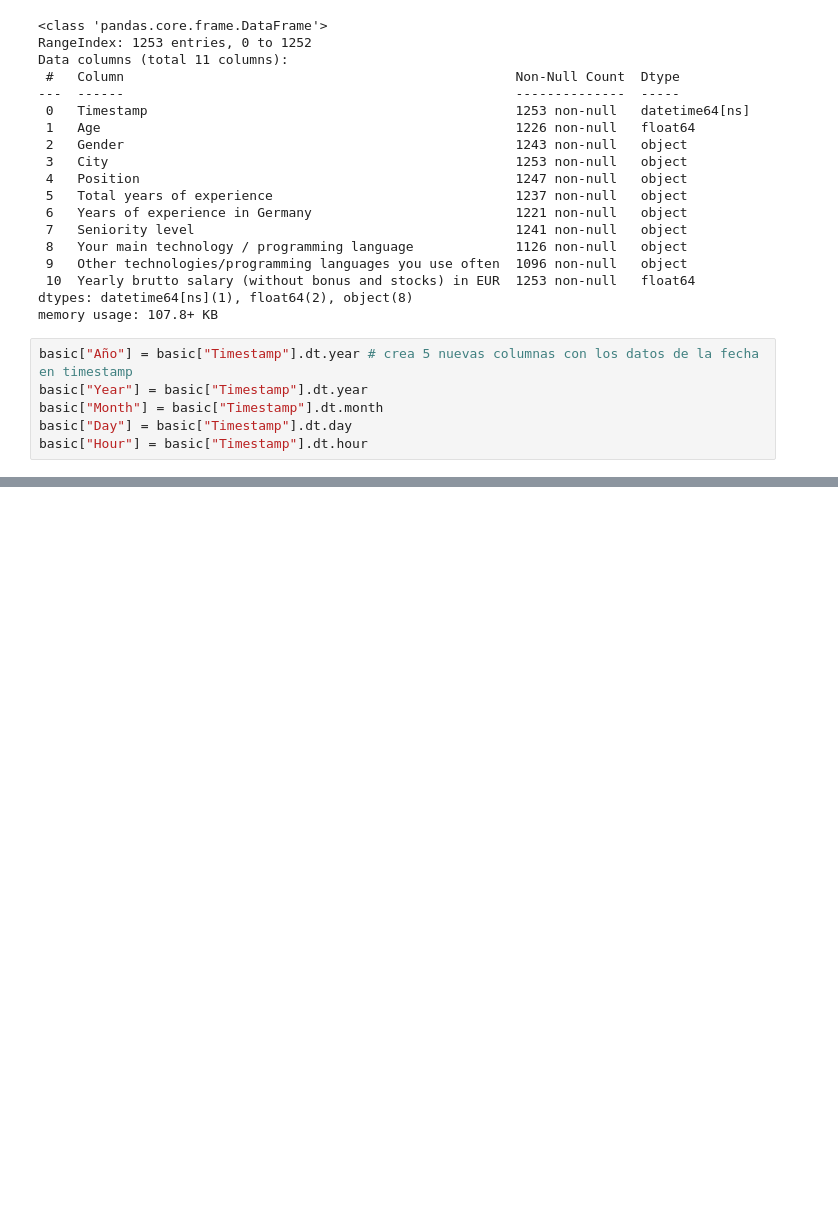
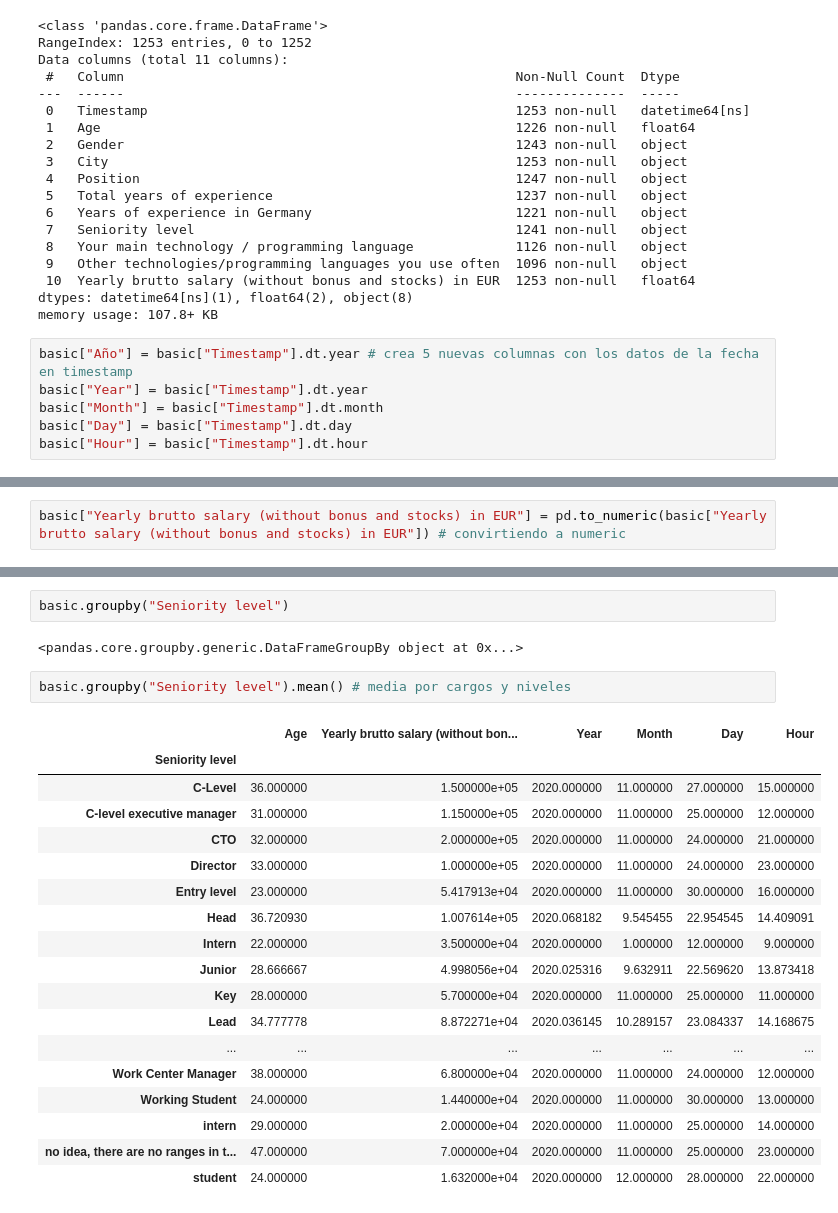
Before and after one commit to ChristianOLopez/PythonEDA, a Jupyter notebook: SalarySurveyProject.ipynb, the cells around one changed output, grey strips where cells are left out. Saved outputs shown, nothing was run; the diff lists cells and outputs as text; blank space fills up the shorter version.

```diff
--- a/SalarySurveyProject.ipynb
+++ b/SalarySurveyProject.ipynb
@@ -197,0 +210,2 @@ basic.head()
+# %%
+basic["Yearly brutto salary (without bonus and stocks) in EUR"] = pd.to_numeric(basic["Yearly brutto salary (without bonus and stocks) in EUR"]) # convirtiendo a numeric
@@ -197,0 +232,25 @@ basic.head()
+# %%
+basic.groupby("Seniority level")
+# %% [output]
+<pandas.core.groupby.generic.DataFrameGroupBy object at 0x...>
+# %%
+basic.groupby("Seniority level").mean() # media por cargos y niveles
+# %% [output]
+|  | Age | Yearly brutto salary (without bon... | Year | Month | Day | Hour |
+| Seniority level |  |  |  |  |  |  |
+| C-Level | 36.000000 | 1.500000e+05 | 2020.000000 | 11.000000 | 27.000000 | 15.000000 |
+| C-level executive manager | 31.000000 | 1.150000e+05 | 2020.000000 | 11.000000 | 25.000000 | 12.000000 |
+| CTO | 32.000000 | 2.000000e+05 | 2020.000000 | 11.000000 | 24.000000 | 21.000000 |
+| Director | 33.000000 | 1.000000e+05 | 2020.000000 | 11.000000 | 24.000000 | 23.000000 |
+| Entry level | 23.000000 | 5.417913e+04 | 2020.000000 | 11.000000 | 30.000000 | 16.000000 |
+| Head | 36.720930 | 1.007614e+05 | 2020.068182 | 9.545455 | 22.954545 | 14.409091 |
+| Intern | 22.000000 | 3.500000e+04 | 2020.000000 | 1.000000 | 12.000000 | 9.000000 |
+| Junior | 28.666667 | 4.998056e+04 | 2020.025316 | 9.632911 | 22.569620 | 13.873418 |
+| Key | 28.000000 | 5.700000e+04 | 2020.000000 | 11.000000 | 25.000000 | 11.000000 |
+| Lead | 34.777778 | 8.872271e+04 | 2020.036145 | 10.289157 | 23.084337 | 14.168675 |
+| ... | ... | ... | ... | ... | ... | ... |
+| Work Center Manager | 38.000000 | 6.800000e+04 | 2020.000000 | 11.000000 | 24.000000 | 12.000000 |
+| Working Student | 24.000000 | 1.440000e+04 | 2020.000000 | 11.000000 | 30.000000 | 13.000000 |
+| intern | 29.000000 | 2.000000e+04 | 2020.000000 | 11.000000 | 25.000000 | 14.000000 |
+| no idea, there are no ranges in t... | 47.000000 | 7.000000e+04 | 2020.000000 | 11.000000 | 25.000000 | 23.000000 |
+| student | 24.000000 | 1.632000e+04 | 2020.000000 | 12.000000 | 28.000000 | 22.000000 |
```
Also changed, not shown: parts of 3 cells of this notebook.
